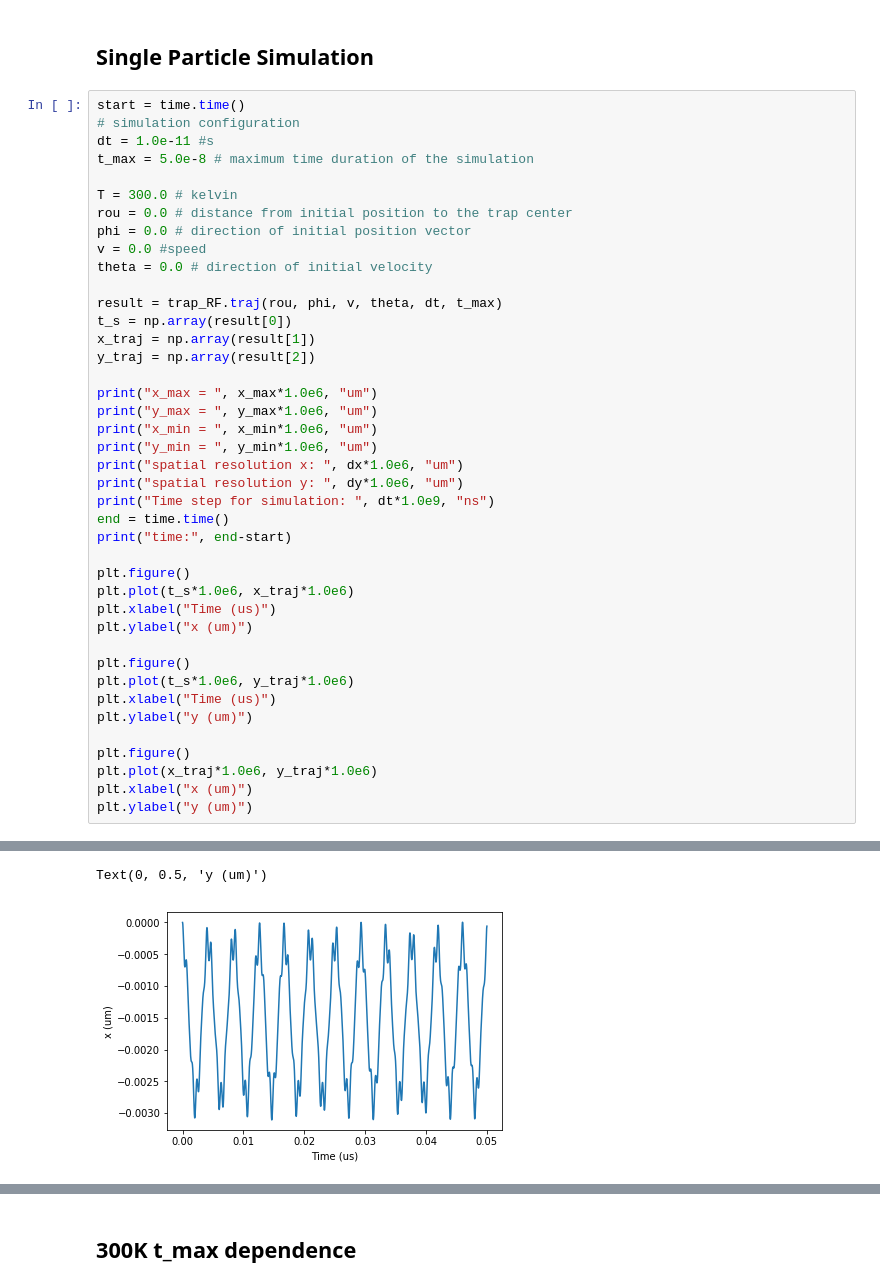
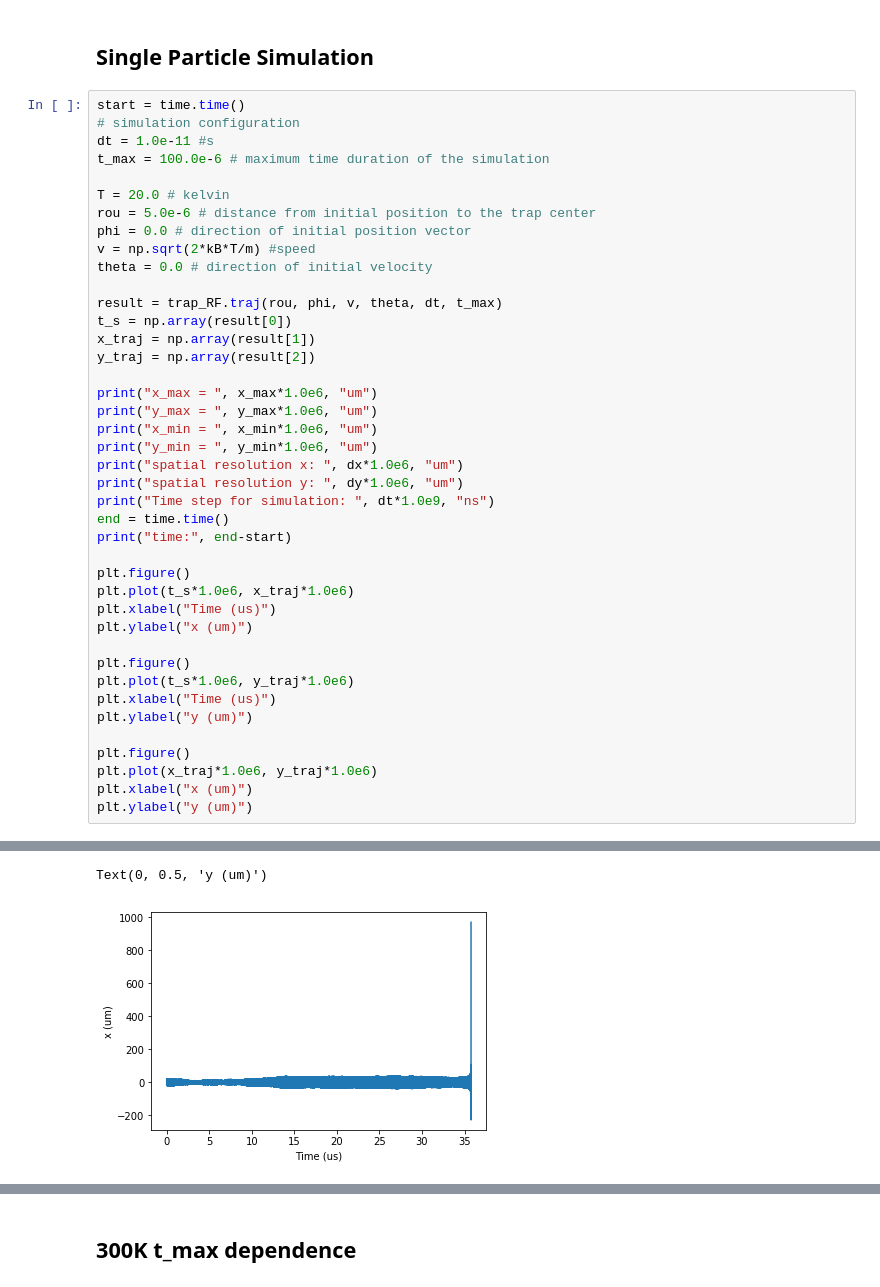
Before and after one commit to HaeffnerLab/Electron-Trap-Design-Testing, a Jupyter notebook: 250nm_quarter_sim2.ipynb, the cells around one changed output, grey strips where cells are left out. Cells and saved outputs as stored; diff of their text form.

```diff
--- a/250nm_quarter_sim2.ipynb
+++ b/250nm_quarter_sim2.ipynb
@@ -63,12 +63,12 @@ Name: 6001, dtype: float64
 start = time.time()
 # simulation configuration
 dt = 1.0e-11 #s
-t_max = 5.0e-8 # maximum time duration of the simulation
+t_max = 100.0e-6 # maximum time duration of the simulation
 
-T = 300.0 # kelvin
-rou = 0.0 # distance from initial position to the trap center
+T = 20.0 # kelvin
+rou = 5.0e-6 # distance from initial position to the trap center
 phi = 0.0 # direction of initial position vector
-v = 0.0 #speed
+v = np.sqrt(2*kB*T/m) #speed
 theta = 0.0 # direction of initial velocity
 
 result = trap_RF.traj(rou, phi, v, theta, dt, t_max)
@@ -112,2 +113,2 @@ time: 8.617486476898193
 Text(0, 0.5, 'y (um)')
-[figure, old version]
+[figure, new version]
```
Also changed, not shown: parts of 3 cells of this notebook, 3 other files.
